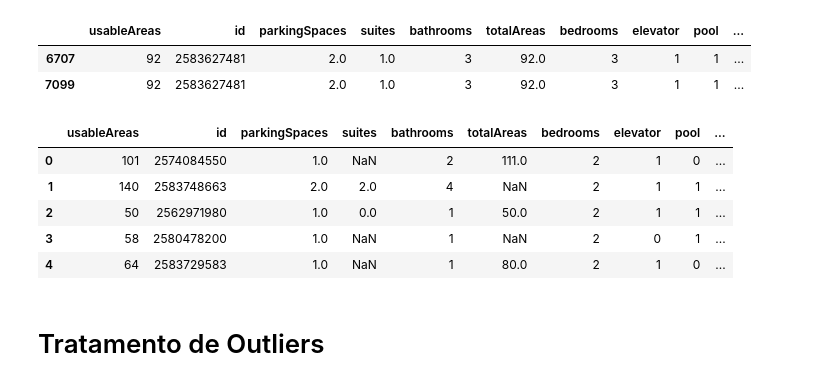
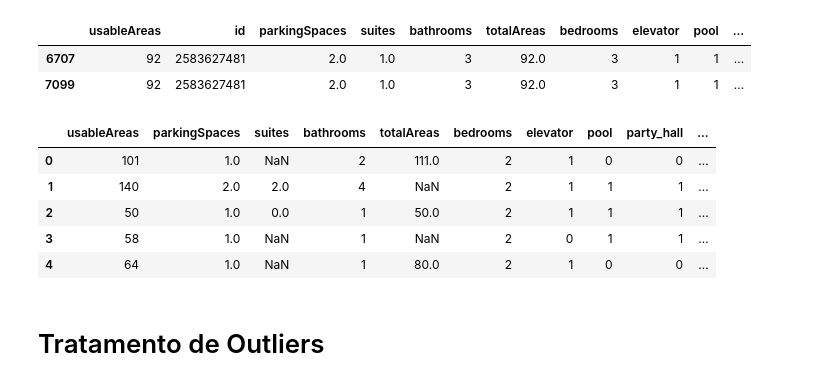
Before and after one commit to BrunoRammon/projeto_tecnicas_programacao_i, a Jupyter notebook: project.ipynb, the cells around one changed output. Cells and saved outputs as stored; diff of their text form; code cells hidden in the pictures.

```diff
--- a/project.ipynb
+++ b/project.ipynb
@@ -214,14 +214,15 @@ df[df['id']==df_duplicated_id.loc[get_idx,:]['id']]
 | 7099 | 92 | 2583627481 | 2.0 | 1.0 | 3 | 92.0 | 3 | 1 | 1 | ... |
 # %%
 df = df.drop(df_duplicated_id.index)
+df.drop(['id'], axis=1,inplace=True)
 df.head()
 # %% [output]
-|  | usableAreas | id | parkingSpaces | suites | bathrooms | totalAreas | bedrooms | elevator | pool | ... |
-| 0 | 101 | 2574084550 | 1.0 | NaN | 2 | 111.0 | 2 | 1 | 0 | ... |
-| 1 | 140 | 2583748663 | 2.0 | 2.0 | 4 | NaN | 2 | 1 | 1 | ... |
-| 2 | 50 | 2562971980 | 1.0 | 0.0 | 1 | 50.0 | 2 | 1 | 1 | ... |
-| 3 | 58 | 2580478200 | 1.0 | NaN | 1 | NaN | 2 | 0 | 1 | ... |
-| 4 | 64 | 2583729583 | 1.0 | NaN | 1 | 80.0 | 2 | 1 | 0 | ... |
+|  | usableAreas | parkingSpaces | suites | bathrooms | totalAreas | bedrooms | elevator | pool | party_hall | ... |
+| 0 | 101 | 1.0 | NaN | 2 | 111.0 | 2 | 1 | 0 | 0 | ... |
+| 1 | 140 | 2.0 | 2.0 | 4 | NaN | 2 | 1 | 1 | 1 | ... |
+| 2 | 50 | 1.0 | 0.0 | 1 | 50.0 | 2 | 1 | 1 | 1 | ... |
+| 3 | 58 | 1.0 | NaN | 1 | NaN | 2 | 0 | 1 | 1 | ... |
+| 4 | 64 | 1.0 | NaN | 1 | 80.0 | 2 | 1 | 0 | 0 | ... |
 # %% [markdown]
 # Tratamento de Outliers
 # %%
```
Also changed, not shown: parts of 18 cells of this notebook.
